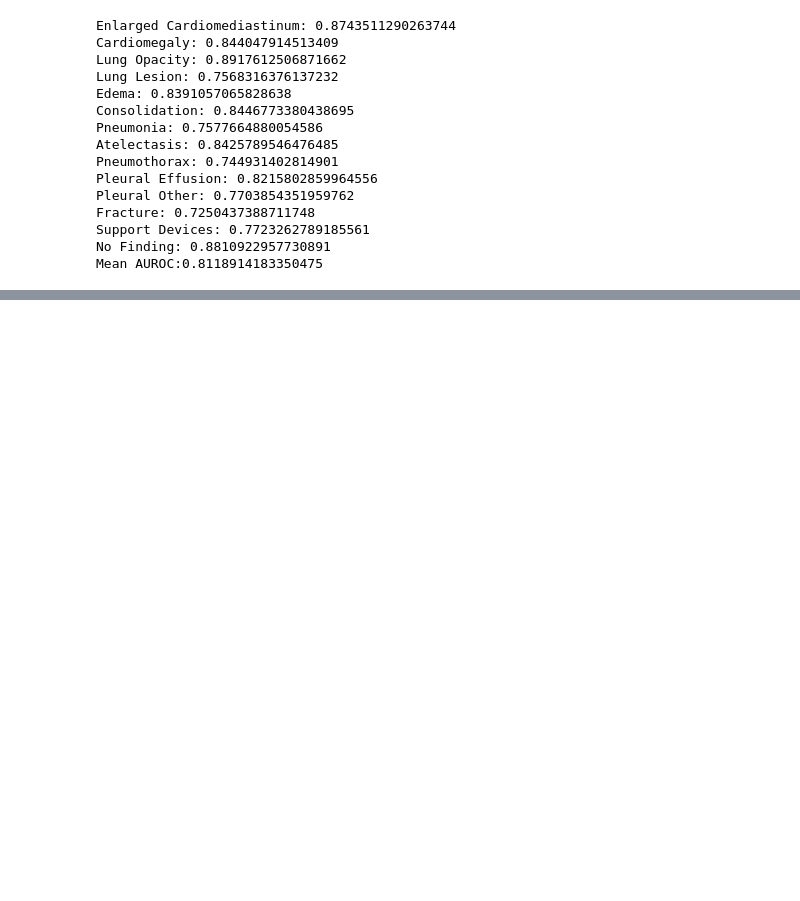
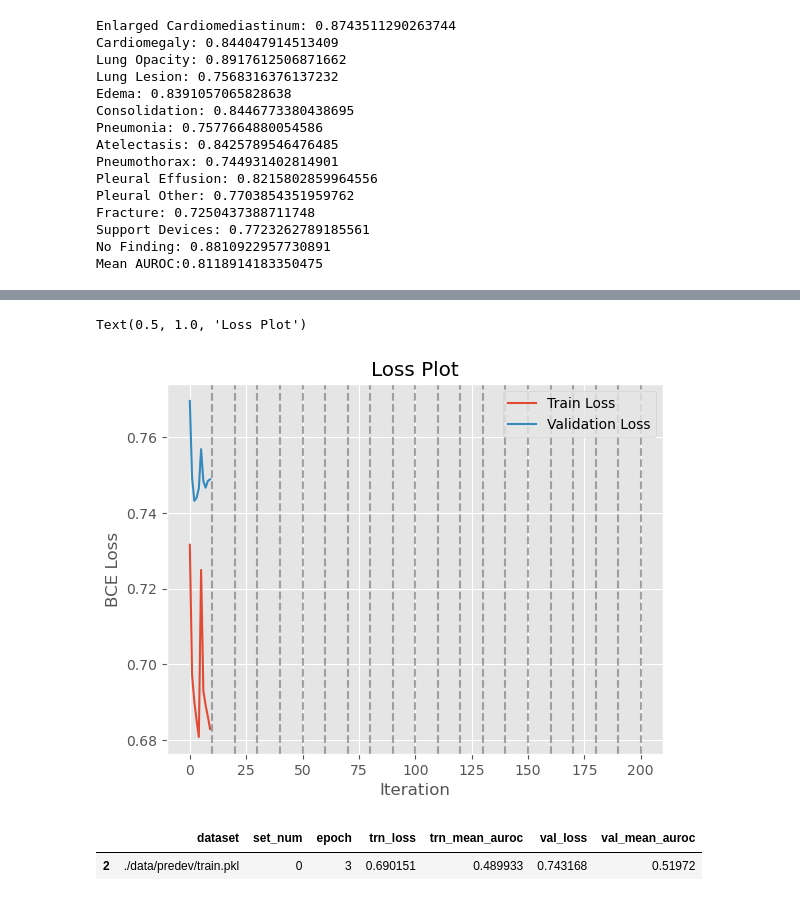
Before and after one commit to Achan40/multimodal-class-acv, a Jupyter notebook: metrics_and_performance.ipynb, the cells around one changed output, grey strips where cells are left out. Drawn from its saved outputs; the diff is of its cells as text; code cells hidden in the pictures; blank space fills up the shorter version.

Commit message:
add framework for standard CNN training

```diff
--- a/metrics_and_performance.ipynb
+++ b/metrics_and_performance.ipynb
@@ -13,7 +13,7 @@ See the `README.md` file in the data directory for data setup specifics.
 # IRENE Results
 # %%
 import pandas as pd
-df_irene = pd.read_csv('checkpoints/metrics.csv')
+df_irene = pd.read_csv('checkpoints/IRENE_archive/metrics.csv')
 df_irene
 # %% [output]
 |  | dataset | set_num | epoch | trn_loss | trn_mean_auroc | val_loss | val_mean_auroc |
@@ -201,0 +204,3 @@ Mean AUROC:0.8118914183350475
+# %%
+df_cnn = pd.read_csv('checkpoints/metrics.csv')
+df_cnn
@@ -201,0 +219,34 @@ Mean AUROC:0.8118914183350475
+# %%
+import matplotlib.pyplot as plt
+
+plt.figure()
+
+# Choose a style from the available options
+plt.style.use('ggplot')
+
+# Plot the first line
+plt.plot(df_cnn.index, df_cnn['trn_loss'], label='Train Loss')
+
+# Plot the second line
+plt.plot(df_cnn.index, df_cnn['val_loss'], label='Validation Loss')
+
+# Add a legend
+plt.legend()
+
+# Add vertical lines every 10 values
+for i in range(10, len(df_irene) + 1, 10):
+    plt.axvline(x=i, color='gray', linestyle='--', alpha=0.7)
+
+
+# Add labels and title
+plt.xlabel('Iteration')
+plt.ylabel('BCE Loss')
+plt.title('Loss Plot')
+# %% [output]
+Text(0.5, 1.0, 'Loss Plot')
+[figure, added]
+# %%
+df_cnn[df_cnn['val_loss'] == df_cnn['val_loss'].min()]
+# %% [output]
+|  | dataset | set_num | epoch | trn_loss | trn_mean_auroc | val_loss | val_mean_auroc |
+| 2 | ./data/predev/train.pkl | 0 | 3 | 0.690151 | 0.489933 | 0.743168 | 0.51972 |
```
Also changed, not shown: parts of 3 cells of this notebook, 4 other files.
